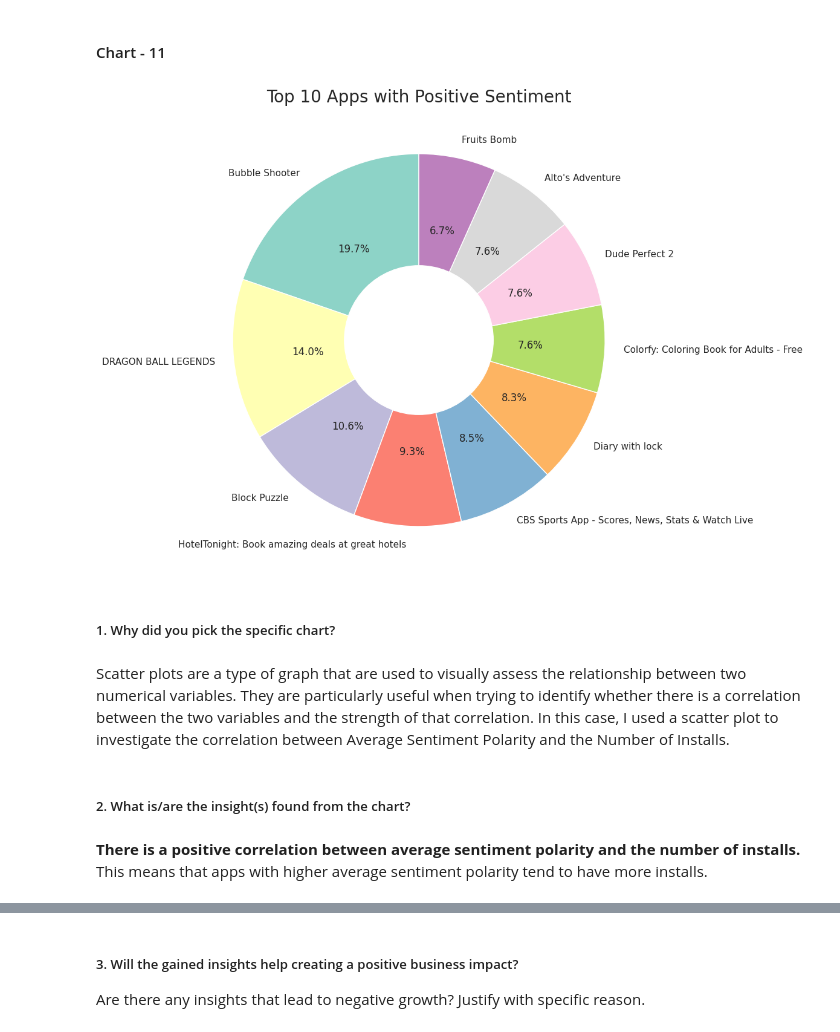
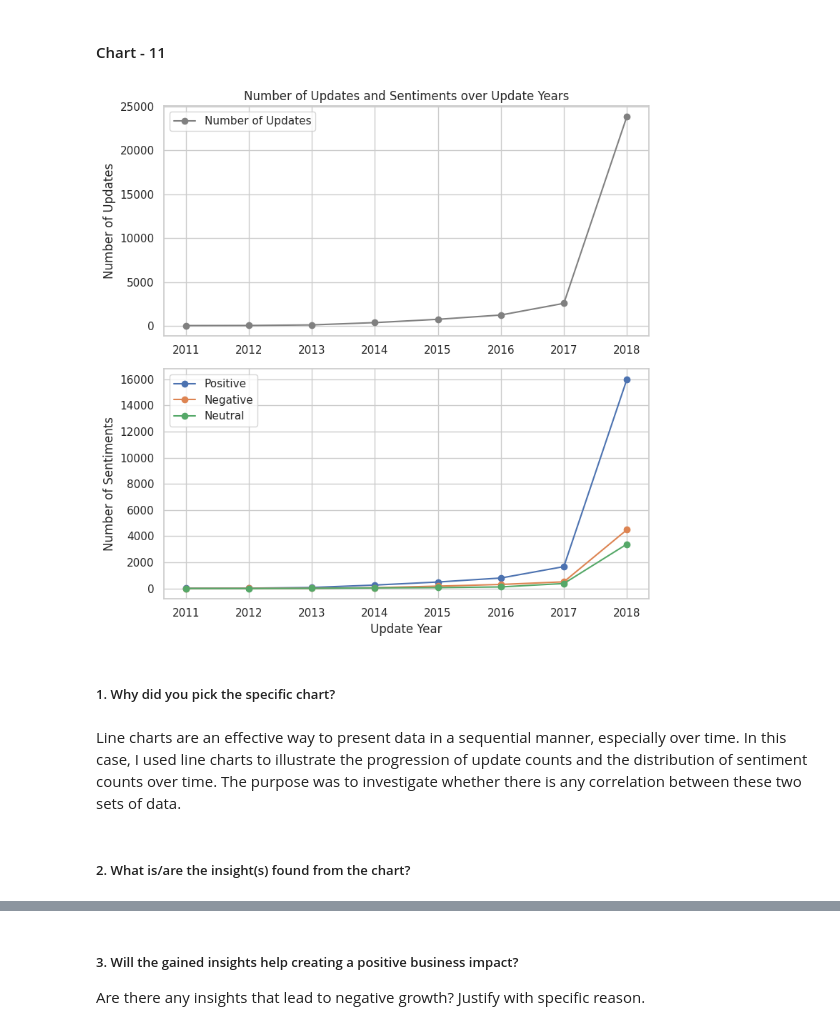
Before and after one commit to rohitpaul09/Play-Store-App-Review-Analysis, a Jupyter notebook: Play_Store_App_Review_Analysis.ipynb, the cells around one changed output, grey strips where cells are left out. Saved outputs shown, nothing was run; the diff lists cells and outputs as text; code cells hidden in the pictures.

```diff
--- a/Play_Store_App_Review_Analysis.ipynb
+++ b/Play_Store_App_Review_Analysis.ipynb
@@ -1252,29 +1256,43 @@ Are there any insights that lead to negative growth? Justify with specific reaso
 # %% [markdown]
 #### Chart - 11
-# %%
-# Chart - 11 visualization code
-# Correlation between Average Sentiment Polarity and Number of Installs
-# Count the number of positive sentiments for each app
-positive_counts = merged_df[merged_df['Sentiment'] == 'Positive']['App'].value_counts()
-
-# Select the top 10 apps based on positive sentiment count
-top_10_apps = positive_counts.head(10)
-
-# Plotting a pie chart
-plt.figure(figsize=(10, 10))
-plt.pie(top_10_apps, labels=top_10_apps.index, autopct='%1.1f%%',startangle=90, colors=sns.color_palette('Set3'))
-plt.title('Top 10 Apps with Positive Sentiment',size=20)
-
-# Draw a white circle at the center to create a donut
-plt.gca().add_artist(plt.Circle((0, 0), 0.4, color='white'))
-plt.show()
-# %% [output]
-[figure, removed]
+# %%
+# Chart - 11 visualization code
+# Progression of update counts and the distribution of sentiment counts over time
+# Group by 'Update Year' and count the number of updates
+update_counts = merged_df.groupby("Update Year")["App"].count()
+
+# Group by 'Update Year' and 'Sentiment' and count occurrences
+sentiment_counts = merged_df.groupby(['Update Year', 'Sentiment']).size().unstack().fillna(0)
+
+# Plotting
+plt.figure(figsize=(8, 8))
+
+# Plotting the number of updates received
+plt.subplot(2, 1, 1)
+plt.plot(update_counts.index, update_counts, label='Number of Updates', marker='o', color='gray')
+plt.ylabel('Number of Updates')
+plt.title('Number of Updates and Sentiments over Update Years')
+plt.legend()
+
+# Plotting sentiments
+plt.subplot(2, 1, 2)
+plt.plot(sentiment_counts.index, sentiment_counts['Positive'], label='Positive', marker='o')
+plt.plot(sentiment_counts.index, sentiment_counts['Negative'], label='Negative', marker='o')
+plt.plot(sentiment_counts.index, sentiment_counts['Neutral'], label='Neutral', marker='o')
+plt.xlabel('Update Year')
+plt.ylabel('Number of Sentiments')
+plt.legend()
+
+# Adjust layout for better readability
+plt.tight_layout()
+
+# Show the plot
+plt.show()
+# %% [output]
+[figure, added]
 # %% [markdown]
 ##### 1. Why did you pick the specific chart?
-# %% [markdown]
-Scatter plots are a type of graph that are used to visually assess the relationship between two numerical variables. They are particularly useful when trying to identify whether there is a correlation between the two variables and the strength of that correlation. In this case, I used a scatter plot to investigate the correlation between Average Sentiment Polarity and the Number of Installs.
+# %% [markdown]
+Line charts are an effective way to present data in a sequential manner, especially over time. In this case, I used line charts to illustrate the progression of update counts and the distribution of sentiment counts over time. The purpose was to investigate whether there is any correlation between these two sets of data.
 # %% [markdown]
 ##### 2. What is/are the insight(s) found from the chart?
-# %% [markdown]
-**There is a positive correlation between average sentiment polarity and the number of installs.** This means that apps with higher average sentiment polarity tend to have more installs.
```
Also changed, not shown: parts of 40 cells of this notebook.
